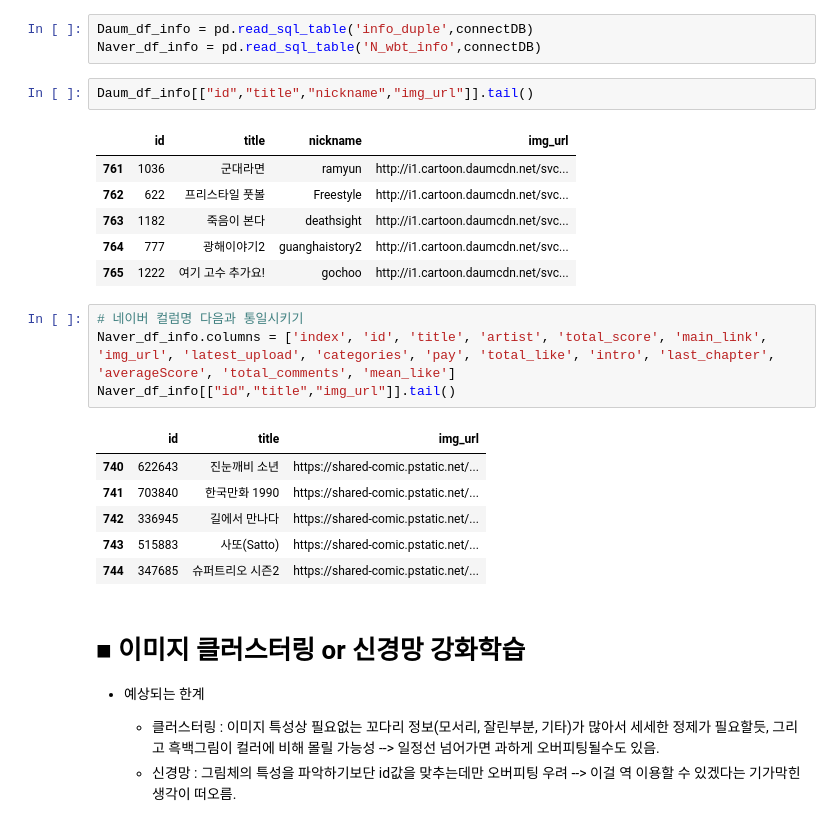
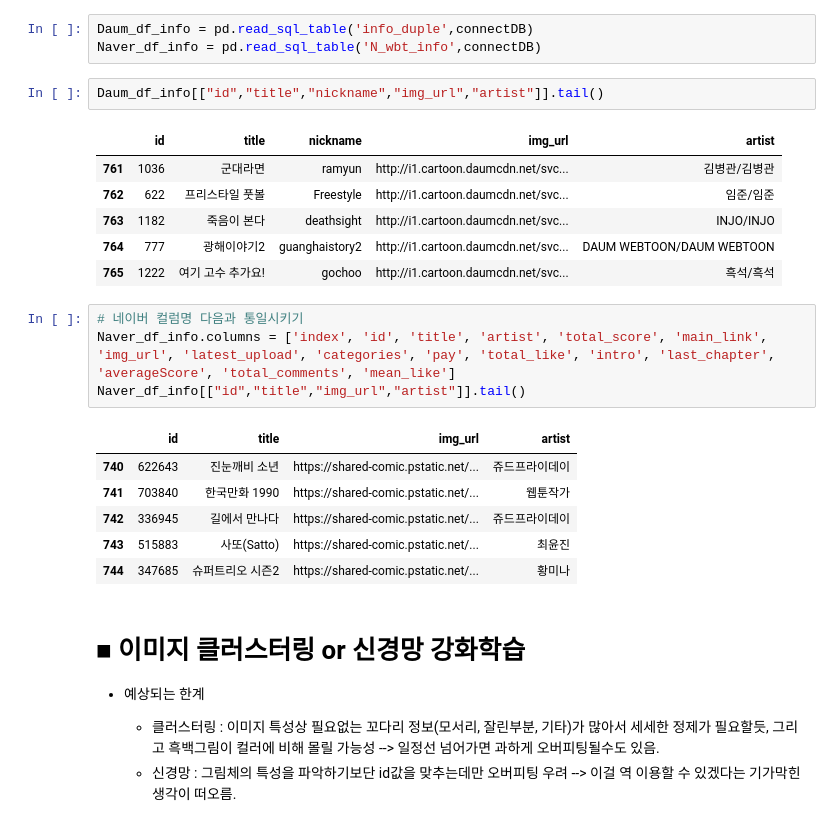
Before and after one commit to brightscannon/Webtoon_recommand_system, a Jupyter notebook: 03_3_ALL_platform_image_CNN_similarity_final.ipynb, the cells around one changed output. Drawn from its saved outputs; the diff is of its cells as text.

```diff
--- a/03_3_ALL_platform_image_CNN_similarity_final.ipynb
+++ b/03_3_ALL_platform_image_CNN_similarity_final.ipynb
@@ -84,25 +84,25 @@ connectDB = engine.connect()
 Daum_df_info = pd.read_sql_table('info_duple',connectDB)
 Naver_df_info = pd.read_sql_table('N_wbt_info',connectDB)
 # %%
-Daum_df_info[["id","title","nickname","img_url"]].tail()
+Daum_df_info[["id","title","nickname","img_url","artist"]].tail()
 # %% [output]
-|  | id | title | nickname | img_url |
-| 761 | 1036 | 군대라면 | ramyun | http://i1.cartoon.daumcdn.net/svc... |
-| 762 | 622 | 프리스타일 풋볼 | Freestyle | http://i1.cartoon.daumcdn.net/svc... |
-| 763 | 1182 | 죽음이 본다 | deathsight | http://i1.cartoon.daumcdn.net/svc... |
-| 764 | 777 | 광해이야기2 | guanghaistory2 | http://i1.cartoon.daumcdn.net/svc... |
-| 765 | 1222 | 여기 고수 추가요! | gochoo | http://i1.cartoon.daumcdn.net/svc... |
+|  | id | title | nickname | img_url | artist |
+| 761 | 1036 | 군대라면 | ramyun | http://i1.cartoon.daumcdn.net/svc... | 김병관/김병관 |
+| 762 | 622 | 프리스타일 풋볼 | Freestyle | http://i1.cartoon.daumcdn.net/svc... | 임준/임준 |
+| 763 | 1182 | 죽음이 본다 | deathsight | http://i1.cartoon.daumcdn.net/svc... | INJO/INJO |
+| 764 | 777 | 광해이야기2 | guanghaistory2 | http://i1.cartoon.daumcdn.net/svc... | DAUM WEBTOON/DAUM WEBTOON |
+| 765 | 1222 | 여기 고수 추가요! | gochoo | http://i1.cartoon.daumcdn.net/svc... | 흑석/흑석 |
 # %%
 # 네이버 컬럼명 다음과 통일시키기
 Naver_df_info.columns = ['index', 'id', 'title', 'artist', 'total_score', 'main_link', 'img_url', 'latest_upload', 'categories', 'pay', 'total_like', 'intro', 'last_chapter', 'averageScore', 'total_comments', 'mean_like']
-Naver_df_info[["id","title","img_url"]].tail()
+Naver_df_info[["id","title","img_url","artist"]].tail()
 # %% [output]
-|  | id | title | img_url |
-| 740 | 622643 | 진눈깨비 소년 | https://shared-comic.pstatic.net/... |
-| 741 | 703840 | 한국만화 1990 | https://shared-comic.pstatic.net/... |
-| 742 | 336945 | 길에서 만나다 | https://shared-comic.pstatic.net/... |
-| 743 | 515883 | 사또(Satto) | https://shared-comic.pstatic.net/... |
-| 744 | 347685 | 슈퍼트리오 시즌2 | https://shared-comic.pstatic.net/... |
+|  | id | title | img_url | artist |
+| 740 | 622643 | 진눈깨비 소년 | https://shared-comic.pstatic.net/... | 쥬드프라이데이 |
+| 741 | 703840 | 한국만화 1990 | https://shared-comic.pstatic.net/... | 웹툰작가 |
+| 742 | 336945 | 길에서 만나다 | https://shared-comic.pstatic.net/... | 쥬드프라이데이 |
+| 743 | 515883 | 사또(Satto) | https://shared-comic.pstatic.net/... | 최윤진 |
+| 744 | 347685 | 슈퍼트리오 시즌2 | https://shared-comic.pstatic.net/... | 황미나 |
 # %% [markdown]
 # ■ 이미지 클러스터링 or 신경망 강화학습
 - 예상되는 한계
```
Also changed, not shown: parts of 3 cells of this notebook, 1 other file.
